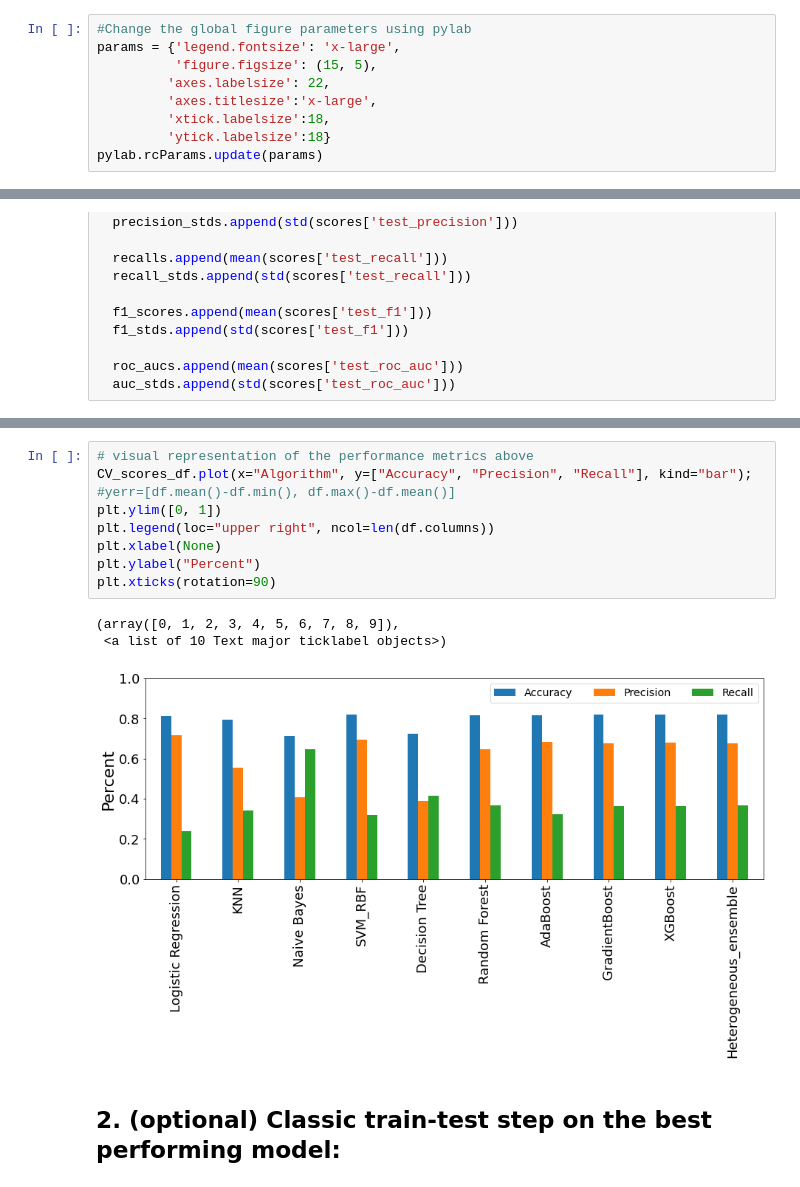
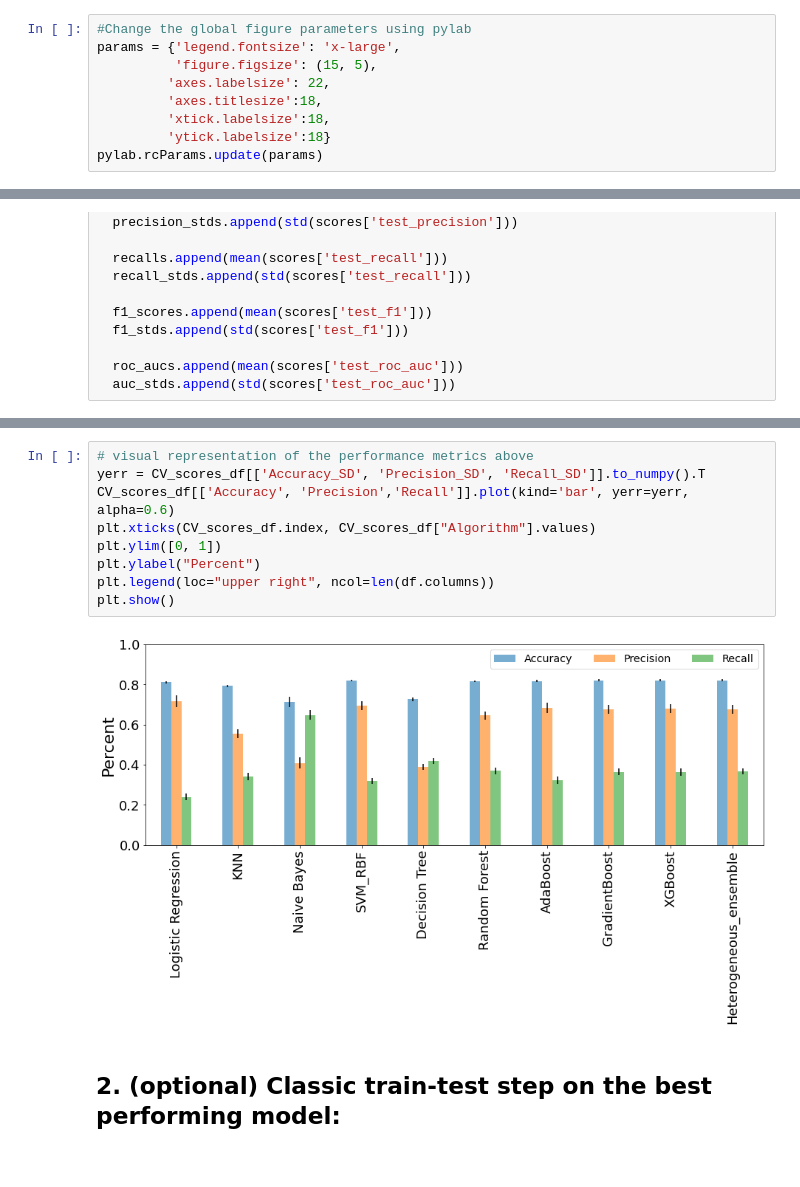
Before and after one commit to RozitaAbdoli/credit_default_mining, a Jupyter notebook: Model_comparison.ipynb, the cells around one changed output, grey strips where cells are left out. Drawn from its saved outputs; the diff is of its cells as text.

```diff
--- a/Model_comparison.ipynb
+++ b/Model_comparison.ipynb
@@ -66,7 +66,7 @@ from numpy import std
 params = {'legend.fontsize': 'x-large',
           'figure.figsize': (15, 5),
          'axes.labelsize': 22,
-         'axes.titlesize':'x-large',
+         'axes.titlesize':18,
          'xtick.labelsize':18,
          'ytick.labelsize':18}
 pylab.rcParams.update(params)
@@ -200,15 +200,14 @@ CV_scores_df
 # %%
 # visual representation of the performance metrics above
-CV_scores_df.plot(x="Algorithm", y=["Accuracy", "Precision", "Recall"], kind="bar"); #yerr=[df.mean()-df.min(), df.max()-df.mean()]
+yerr = CV_scores_df[['Accuracy_SD', 'Precision_SD', 'Recall_SD']].to_numpy().T
+CV_scores_df[['Accuracy', 'Precision','Recall']].plot(kind='bar', yerr=yerr, alpha=0.6)
+plt.xticks(CV_scores_df.index, CV_scores_df["Algorithm"].values)
 plt.ylim([0, 1])
+plt.ylabel("Percent")
 plt.legend(loc="upper right", ncol=len(df.columns))
-plt.xlabel(None)
-plt.ylabel("Percent")
-plt.xticks(rotation=90)
+plt.show()
 # %% [output]
-(array([0, 1, 2, 3, 4, 5, 6, 7, 8, 9]),
- <a list of 10 Text major ticklabel objects>)
-[figure, old version]
+[figure, new version]
 # %% [markdown]
 ## 2. (optional) Classic train-test step on the best performing model:
 # %%
```
Also changed, not shown: parts of 9 cells of this notebook.
